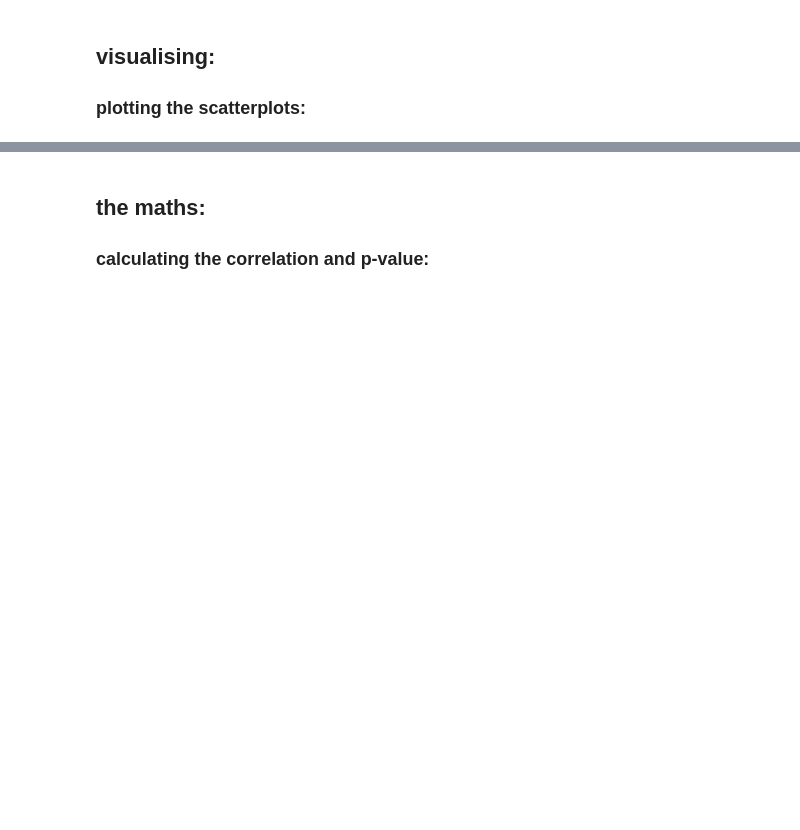
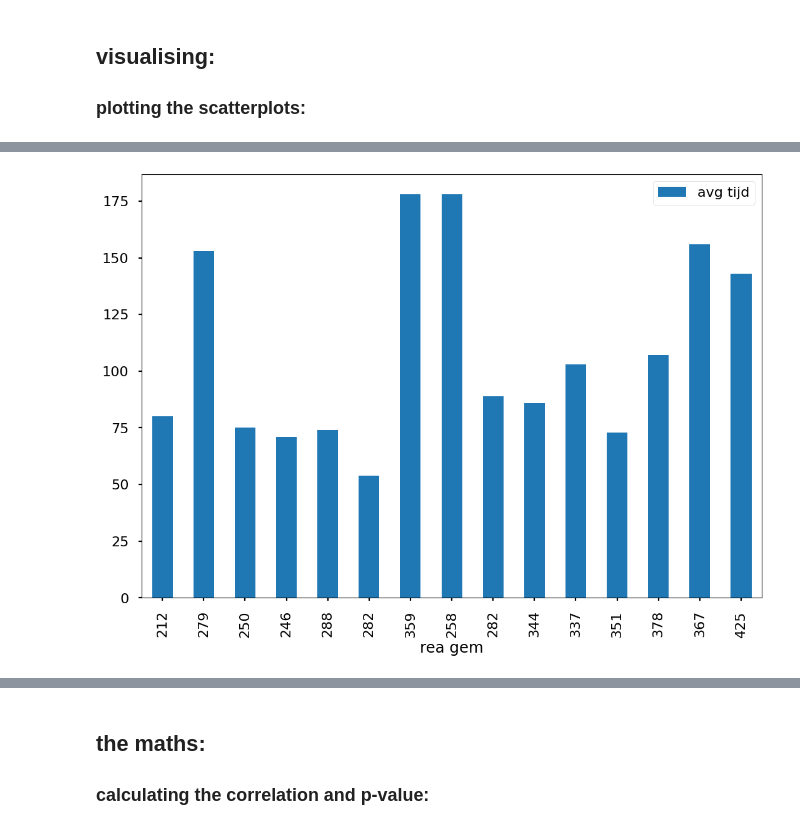
Before and after one commit to tiesk913/PWS, a Jupyter notebook: gata.ipynb, the cells around one changed output, grey strips where cells are left out. Cells and saved outputs as stored; diff of their text form; code cells hidden in the pictures; blank space fills up the shorter version.

```diff
--- a/gata.ipynb
+++ b/gata.ipynb
@@ -80,0 +124,4 @@ Text(0.5, 0, 'Reactiesnelheid (milliseconden)')
+# %%
+ax = df.sort_values(by="reactiesnelheid geluid").plot(kind="bar",y="avg tijd", x="rea gem")
+# %% [output]
+[figure, added]
```
Also changed, not shown: parts of 10 cells of this notebook.
